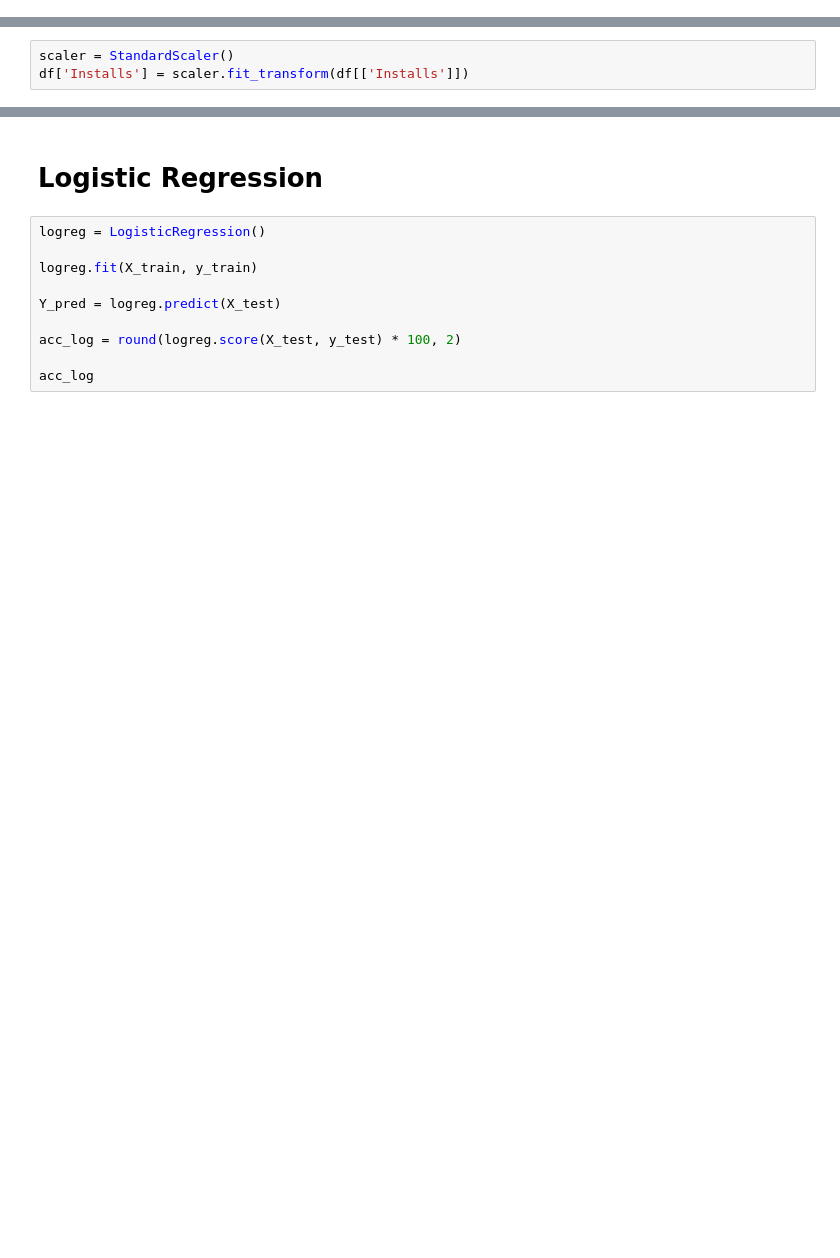
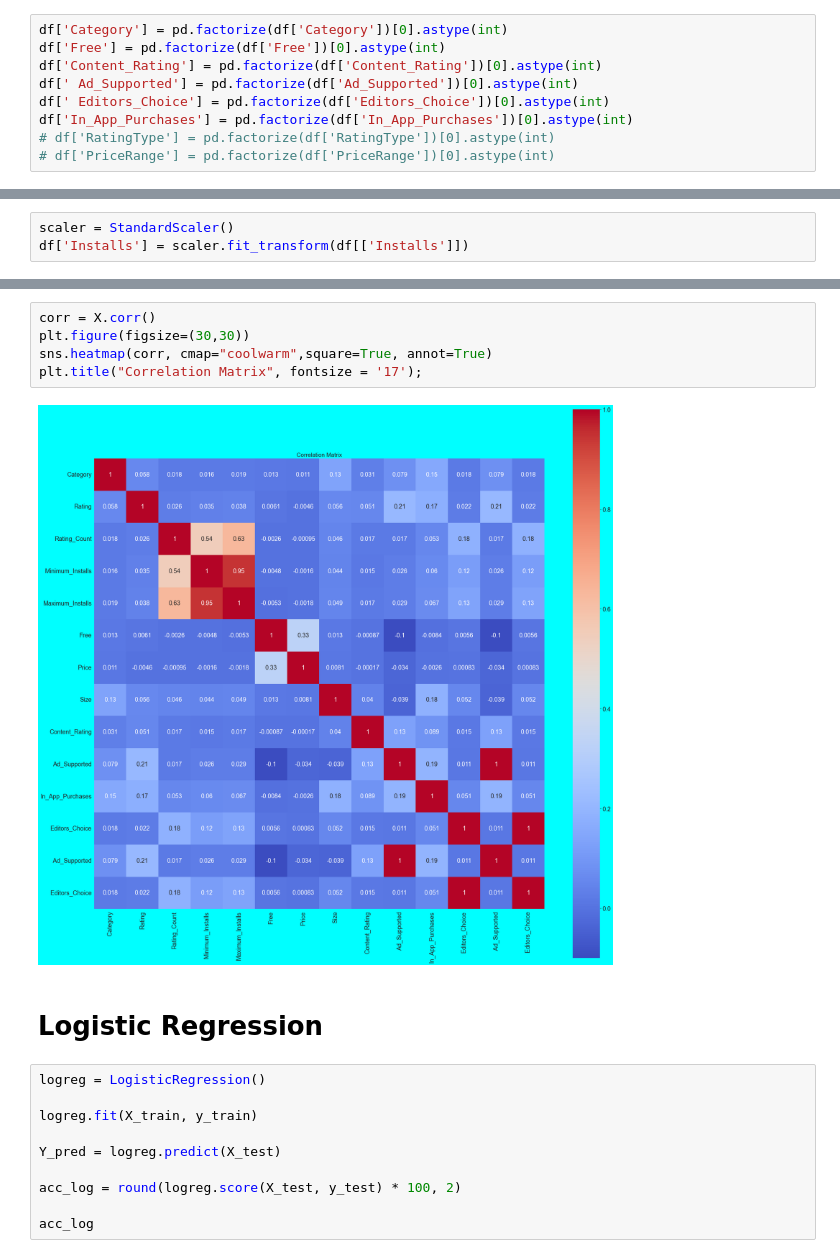
Before and after one commit to emojiworld777/google-playstore, a Jupyter notebook: edasatvik-checkpoint.ipynb, the cells around one changed output, grey strips where cells are left out. Cells and saved outputs as stored; diff of their text form; blank space fills up the shorter version.

```diff
--- a/edasatvik-checkpoint.ipynb
+++ b/edasatvik-checkpoint.ipynb
@@ -390 +833,10 @@ plt.show()
+# %%
+df['Category'] = pd.factorize(df['Category'])[0].astype(int)
+df['Free'] = pd.factorize(df['Free'])[0].astype(int)
+df['Content_Rating'] = pd.factorize(df['Content_Rating'])[0].astype(int)
+df[' Ad_Supported'] = pd.factorize(df['Ad_Supported'])[0].astype(int)
+df[' Editors_Choice'] = pd.factorize(df['Editors_Choice'])[0].astype(int)
+df['In_App_Purchases'] = pd.factorize(df['In_App_Purchases'])[0].astype(int)
+# df['RatingType'] = pd.factorize(df['RatingType'])[0].astype(int)
+# df['PriceRange'] = pd.factorize(df['PriceRange'])[0].astype(int)
 # %%
@@ -417,3 +886,10 @@ Y = Dependent
+# %%
+corr = X.corr()
+plt.figure(figsize=(30,30))
+sns.heatmap(corr, cmap="coolwarm",square=True, annot=True)
+plt.title("Correlation Matrix", fontsize = '17');
+# %% [output]
+[figure, added]
 # %% [markdown]
 # Logistic Regression
 # %%
```
Also changed, not shown: parts of 54 cells of this notebook.
